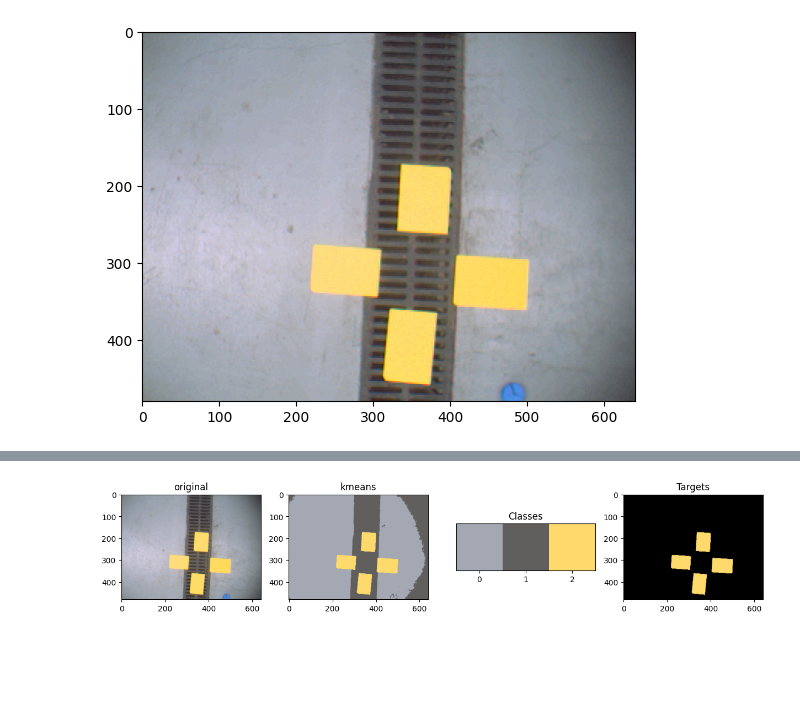
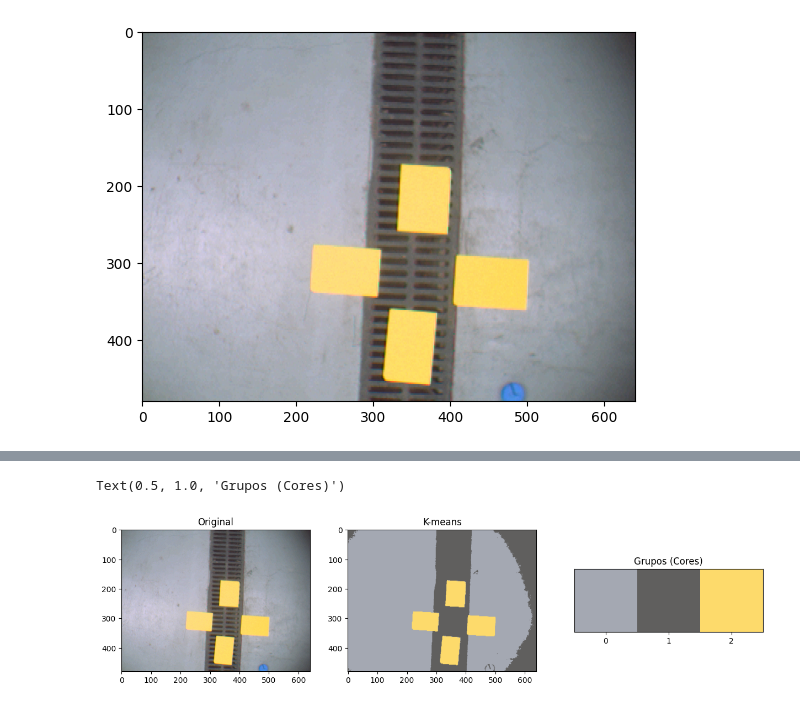
Before and after one commit to danrcarneiro/Estudos-Dirigidos---Vis-o-Computacional, a Jupyter notebook: ED8/ED8.ipynb, the cells around one changed output, grey strips where cells are left out. Saved outputs shown, nothing was run; the diff lists cells and outputs as text; code cells hidden in the pictures; blank space fills up the shorter version.

```diff
--- a/ED8/ED8.ipynb
+++ b/ED8/ED8.ipynb
@@ -50,16 +36,13 @@ center2 = center2.reshape(img.shape)
 # %%
-fig, axs = plt.subplots(1, 4, figsize=(15, 5))
+fig, axs = plt.subplots(1, 3, figsize=(15, 5))
 axs[0].imshow(img)
-axs[0].set_title("original")
+axs[0].set_title("Original")
 axs[1].imshow(targets)
-axs[1].set_title("kmeans")
+axs[1].set_title("K-means")
 axs[2].imshow(centers.reshape(1, 3, 3) / 255)
 axs[2].set_xticks([0,1,2])
 axs[2].set_yticks([])
-axs[2].set_title("Classes")
-axs[3].imshow(center2)
-axs[3].set_title("Targets")
-plt.grid(False)
-fig.savefig("yellowtargets_kmeans.png", pad_inches=0, facecolor="white")
+axs[2].set_title("Grupos (Cores)")
 # %% [output]
+Text(0.5, 1.0, 'Grupos (Cores)')
-[figure, old version]
+[figure, new version]
```
Also changed, not shown: parts of 8 cells of this notebook, 18 other files.
